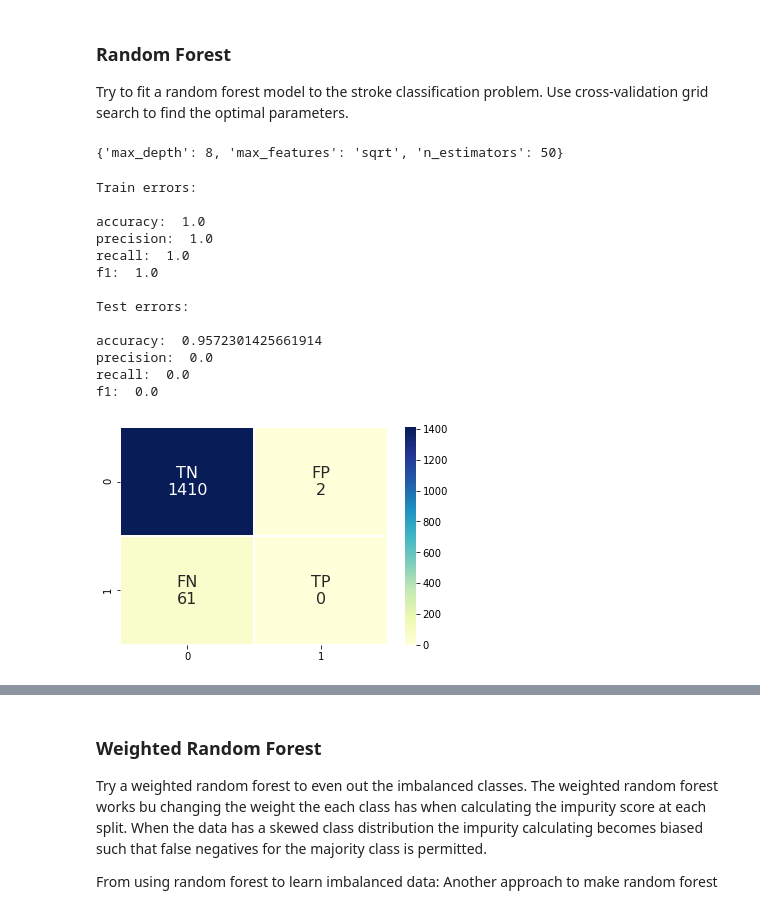
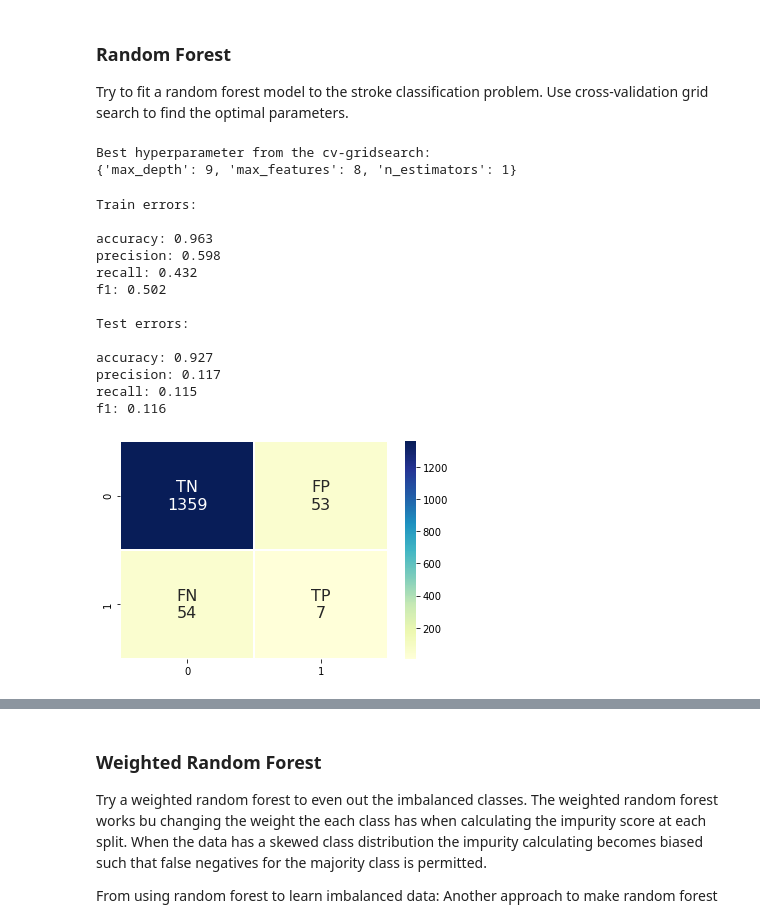
Before and after one commit to ebbeberge/stroke-classification, a Jupyter notebook: ensemble_methods.ipynb, the cells around one changed output, grey strips where cells are left out. Saved outputs shown, nothing was run; the diff lists cells and outputs as text; code cells hidden in the pictures.

```diff
--- a/ensemble_methods.ipynb
+++ b/ensemble_methods.ipynb
@@ -195,3 +205,5 @@ All the models below are fitted with generic parameters, as the correct gridsear
+# %%
+metric = 'recall' # Tried: roc_auc, f1_weighted (best so far), balanced acc (actually best so far)
 # %% [markdown]
 ### Decision tree
 
@@ -281,52 +277,51 @@ Future: add some plots of the hyperparameter tuning process maybe?
 
 Try to fit a random forest model to the stroke classification problem. Use cross-validation grid search to find the optimal parameters.
 # %%
-np.random.seed(41)
 warnings.filterwarnings('ignore')
 
-parameters = {'n_estimators': [10, 30, 50, 100],
-              'max_features': (2, 'sqrt', 8, 12),
-              'max_depth': range(1, 10, 1)}
+parameters = {'n_estimators': [1, 2, 3, 5, 10],
+              'max_features': (2, 'sqrt', 8),
+              'max_depth': range(1, 11, 1)}
 
-clf = GridSearchCV(estimator = RandomForestClassifier(random_state=41,
-                                                      criterion='gini',
-                                                      bootstrap=True,
-                                                      oob_score=False),
+clf = GridSearchCV(estimator = RandomForestClassifier(random_state = 23,
+                                                      criterion = 'gini',
+                                                      bootstrap = True,
+                                                      oob_score = False),
                   param_grid = parameters,
-                  scoring = "accuracy",
-                  cv = 5,
-                  return_train_score = True)
+                  scoring = metric, # 'f1_weighted', 'recall'
+                  cv = 5)
 
 clf = clf.fit(x_train, y_train)
 results = clf.cv_results_
 best_params = clf.best_params_
+print("Best hyperparameter from the cv-gridsearch:")
 print(best_params)
 
 warnings.filterwarnings('always')
 # %% [output]
-{'max_depth': 8, 'max_features': 'sqrt', 'n_estimators': 50}
+Best hyperparameter from the cv-gridsearch:
+{'max_depth': 9, 'max_features': 8, 'n_estimators': 1}
 # %%
-#rf = RandomForestClassifier(**best_params)
-rf = RandomForestClassifier(random_state = 41)
+rf = RandomForestClassifier(**best_params)
 rf_fit = rf.fit(x_train, y_train)
 
 train_error(model_fit = rf_fit)
 test_error(model_fit = rf_fit)
 # %% [output]
 Train errors:
 
-accuracy:  1.0
-precision:  1.0
-recall:  1.0
-f1:  1.0
+accuracy: 0.963
+precision: 0.598
+recall: 0.432
+f1: 0.502
 
 Test errors:
 
-accuracy:  0.9572301425661914
-precision:  0.0
-recall:  0.0
-f1:  0.0
+accuracy: 0.927
+precision: 0.117
+recall: 0.115
+f1: 0.116
-[figure, old version]
+[figure, new version]
 # %%
 roc(model_fit = rf_fit, x_test = x_test, y_test = y_test)
 # %% [output]
```
Also changed, not shown: parts of 40 cells of this notebook.
